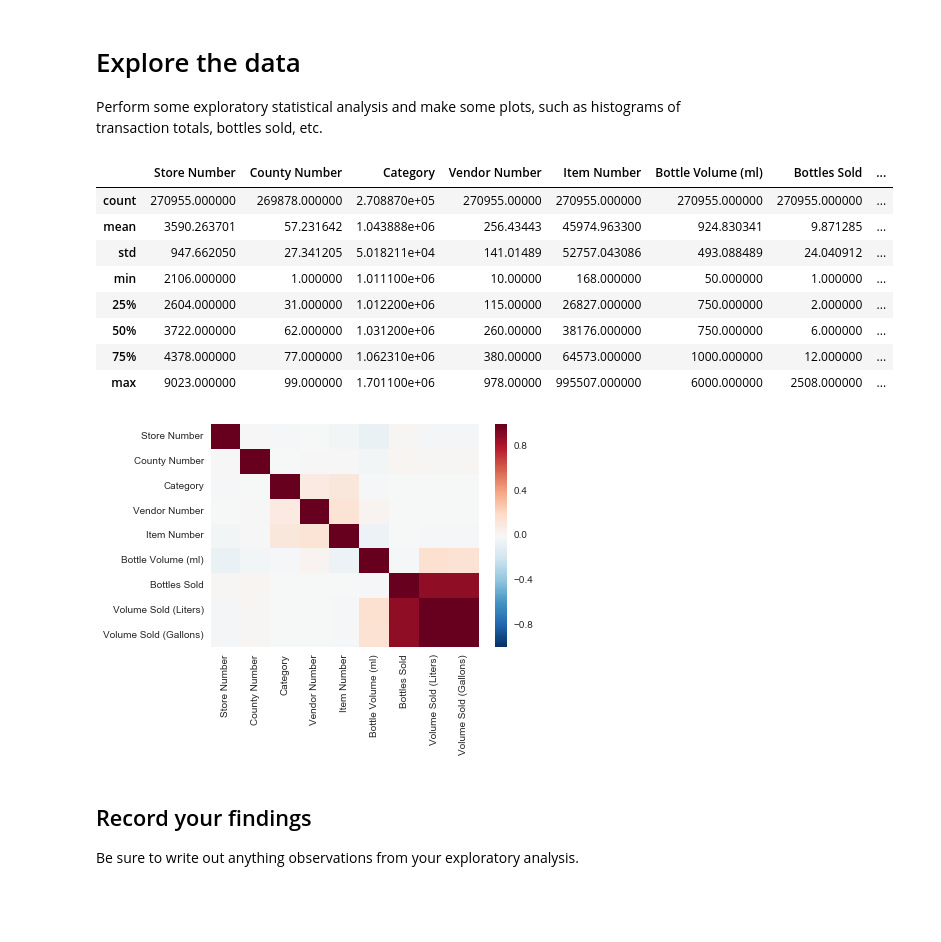
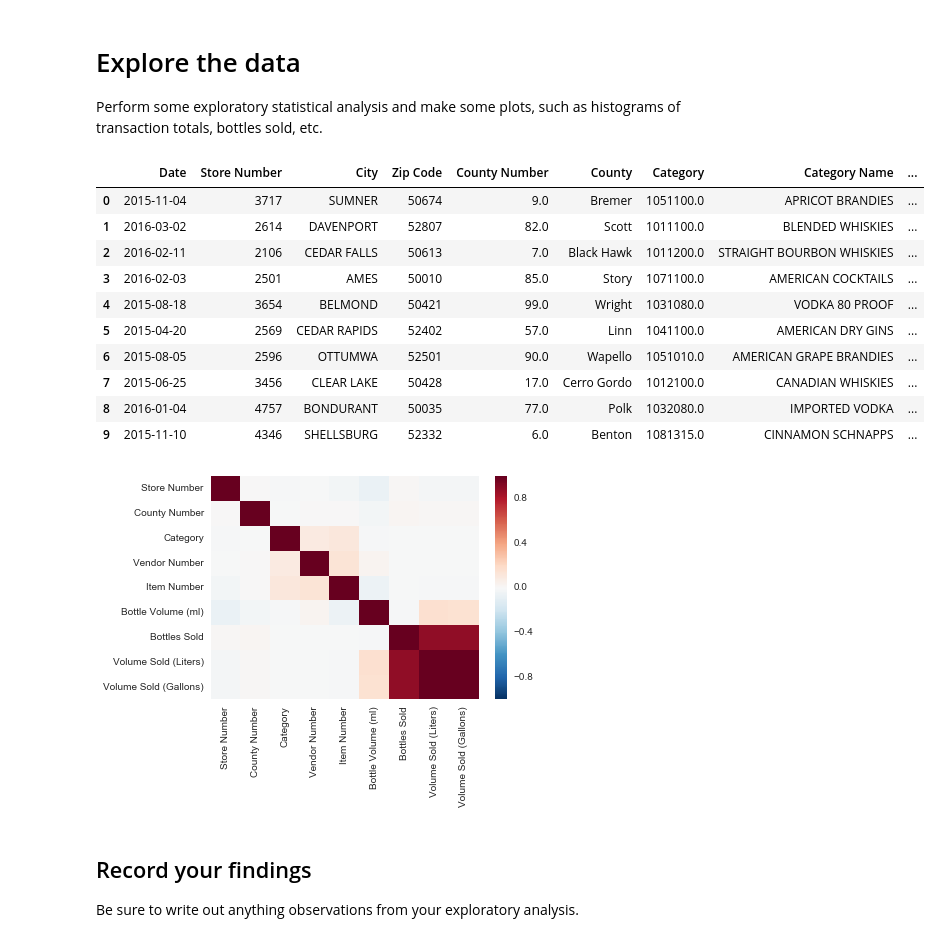
Before and after one commit to sanglee1214/Pandas, a Jupyter notebook: Project/Project 3/notebooks/Project 3 Starter Code.ipynb, the cells around one changed output. Drawn from its saved outputs; the diff is of its cells as text; code cells hidden in the pictures; blank space fills up the shorter version.

```diff
--- a/Project/Project 3/notebooks/Project 3 Starter Code.ipynb
+++ b/Project/Project 3/notebooks/Project 3 Starter Code.ipynb
@@ -9,7 +9,8 @@ import pandas as pd
 df = pd.read_csv('../assets/Iowa_Liquor_sales_sample_10pct.csv')
 df.head()
 df.describe()
+
+## Transform the dates if needed, e.g.
+df["Date"] = pd.to_datetime(df["Date"], format="%m/%d/%Y")
 df.dtypes
-## Transform the dates if needed, e.g.
-# df["Date"] = pd.to_datetime(df["Date"], format="%m-%d-%y")
 # %% [output]
@@ -39,24 +40,27 @@ Perform some exploratory statistical analysis and make some plots, such as histo
 # %%
 import seaborn as sns
 import matplotlib.pyplot as plt
 
 ax = sns.heatmap(df.corr())
 #g = sns.PairGrid(df,hue="Category Name")
 #g.map_diag(plt.hist)
 #g.map_offdiag(plt.scatter)
 
 #df.corr()
-df.describe()
+#df.describe()
+df.head(10)
 # %% [output]
-|  | Store Number | County Number | Category | Vendor Number | Item Number | Bottle Volume (ml) | Bottles Sold | ... |
-| count | 270955.000000 | 269878.000000 | 2.708870e+05 | 270955.00000 | 270955.000000 | 270955.000000 | 270955.000000 | ... |
-| mean | 3590.263701 | 57.231642 | 1.043888e+06 | 256.43443 | 45974.963300 | 924.830341 | 9.871285 | ... |
-| std | 947.662050 | 27.341205 | 5.018211e+04 | 141.01489 | 52757.043086 | 493.088489 | 24.040912 | ... |
-| min | 2106.000000 | 1.000000 | 1.011100e+06 | 10.00000 | 168.000000 | 50.000000 | 1.000000 | ... |
-| 25% | 2604.000000 | 31.000000 | 1.012200e+06 | 115.00000 | 26827.000000 | 750.000000 | 2.000000 | ... |
-| 50% | 3722.000000 | 62.000000 | 1.031200e+06 | 260.00000 | 38176.000000 | 750.000000 | 6.000000 | ... |
-| 75% | 4378.000000 | 77.000000 | 1.062310e+06 | 380.00000 | 64573.000000 | 1000.000000 | 12.000000 | ... |
-| max | 9023.000000 | 99.000000 | 1.701100e+06 | 978.00000 | 995507.000000 | 6000.000000 | 2508.000000 | ... |
+|  | Date | Store Number | City | Zip Code | County Number | County | Category | Category Name | ... |
+| 0 | 2015-11-04 | 3717 | SUMNER | 50674 | 9.0 | Bremer | 1051100.0 | APRICOT BRANDIES | ... |
+| 1 | 2016-03-02 | 2614 | DAVENPORT | 52807 | 82.0 | Scott | 1011100.0 | BLENDED WHISKIES | ... |
+| 2 | 2016-02-11 | 2106 | CEDAR FALLS | 50613 | 7.0 | Black Hawk | 1011200.0 | STRAIGHT BOURBON WHISKIES | ... |
+| 3 | 2016-02-03 | 2501 | AMES | 50010 | 85.0 | Story | 1071100.0 | AMERICAN COCKTAILS | ... |
+| 4 | 2015-08-18 | 3654 | BELMOND | 50421 | 99.0 | Wright | 1031080.0 | VODKA 80 PROOF | ... |
+| 5 | 2015-04-20 | 2569 | CEDAR RAPIDS | 52402 | 57.0 | Linn | 1041100.0 | AMERICAN DRY GINS | ... |
+| 6 | 2015-08-05 | 2596 | OTTUMWA | 52501 | 90.0 | Wapello | 1051010.0 | AMERICAN GRAPE BRANDIES | ... |
+| 7 | 2015-06-25 | 3456 | CLEAR LAKE | 50428 | 17.0 | Cerro Gordo | 1012100.0 | CANADIAN WHISKIES | ... |
+| 8 | 2016-01-04 | 4757 | BONDURANT | 50035 | 77.0 | Polk | 1032080.0 | IMPORTED VODKA | ... |
+| 9 | 2015-11-10 | 4346 | SHELLSBURG | 52332 | 6.0 | Benton | 1081315.0 | CINNAMON SCHNAPPS | ... |
 [figure]
 # %% [markdown]
 ## Record your findings
```
Also changed, not shown: parts of 3 cells of this notebook, 9 other files.
